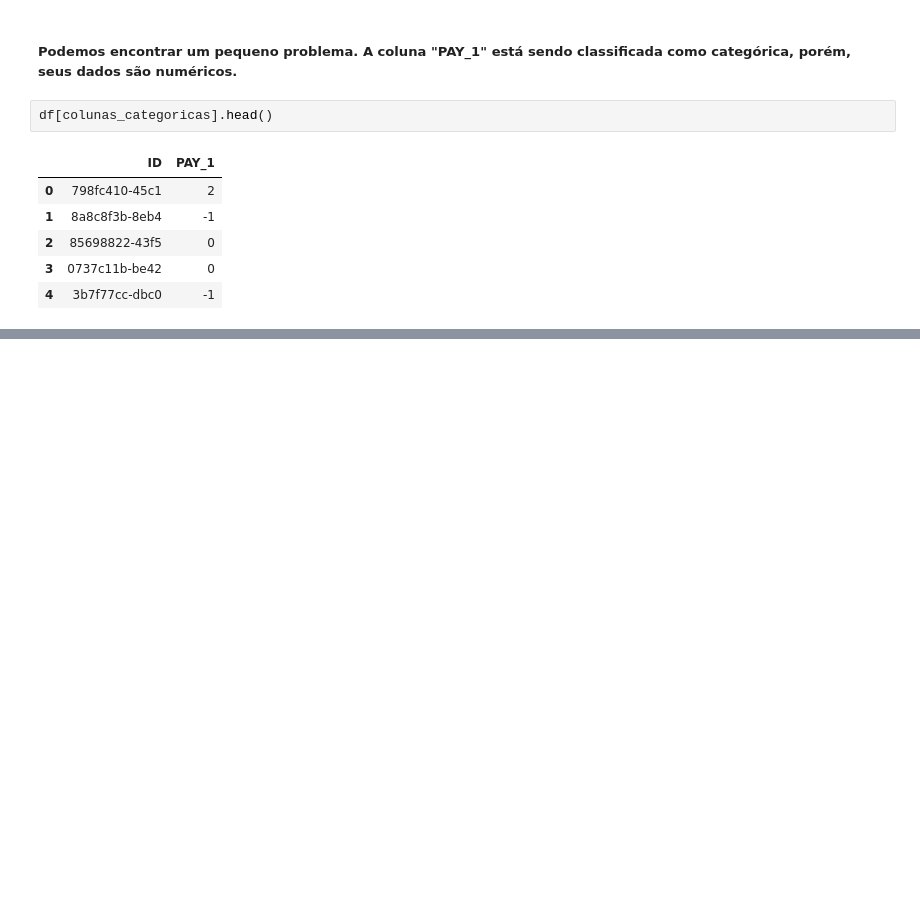
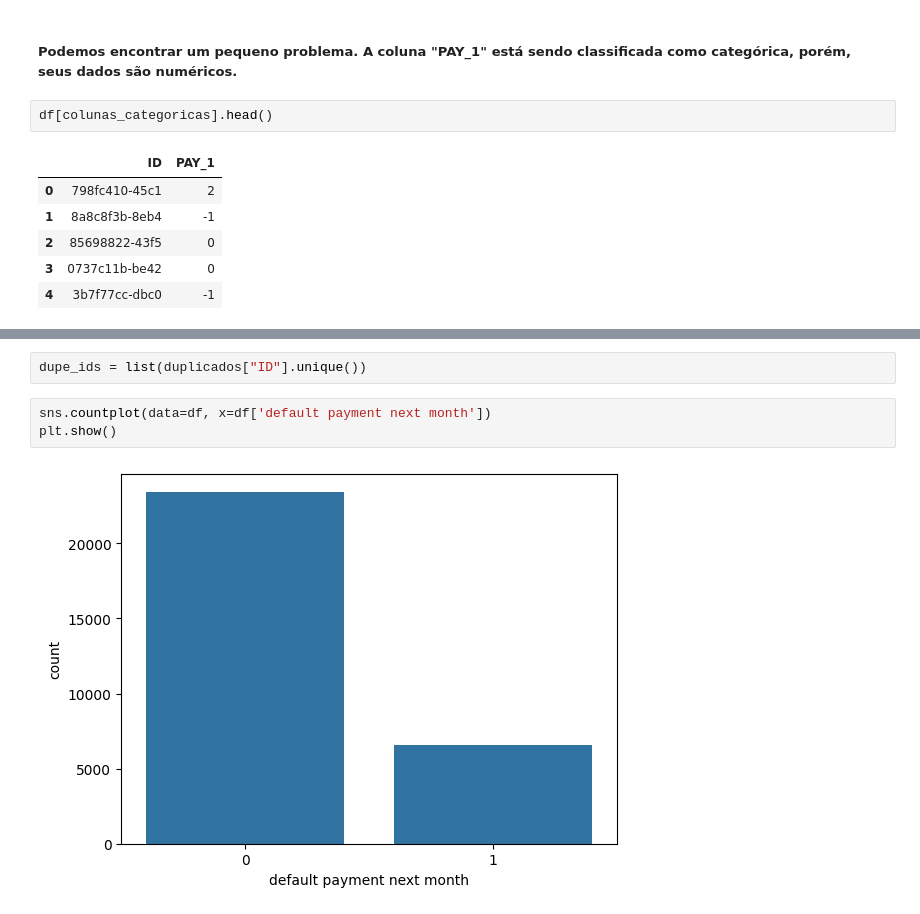
Before and after one commit to danzpy/book-data-science-projects-with-python, a Jupyter notebook: predicao-bons-pagadores.ipynb, the cells around one changed output, grey strips where cells are left out. Saved outputs shown, nothing was run; the diff lists cells and outputs as text; blank space fills up the shorter version.

```diff
--- a/predicao-bons-pagadores.ipynb
+++ b/predicao-bons-pagadores.ipynb
@@ -92,0 +123,7 @@ df.query('PAY_1 == ""')
+# %%
+dupe_ids = list(duplicados["ID"].unique())
+# %%
+sns.countplot(data=df, x=df['default payment next month'])
+plt.show()
+# %% [output]
+[figure, added]
```
Also changed, not shown: parts of 15 cells of this notebook, 2 other files.
